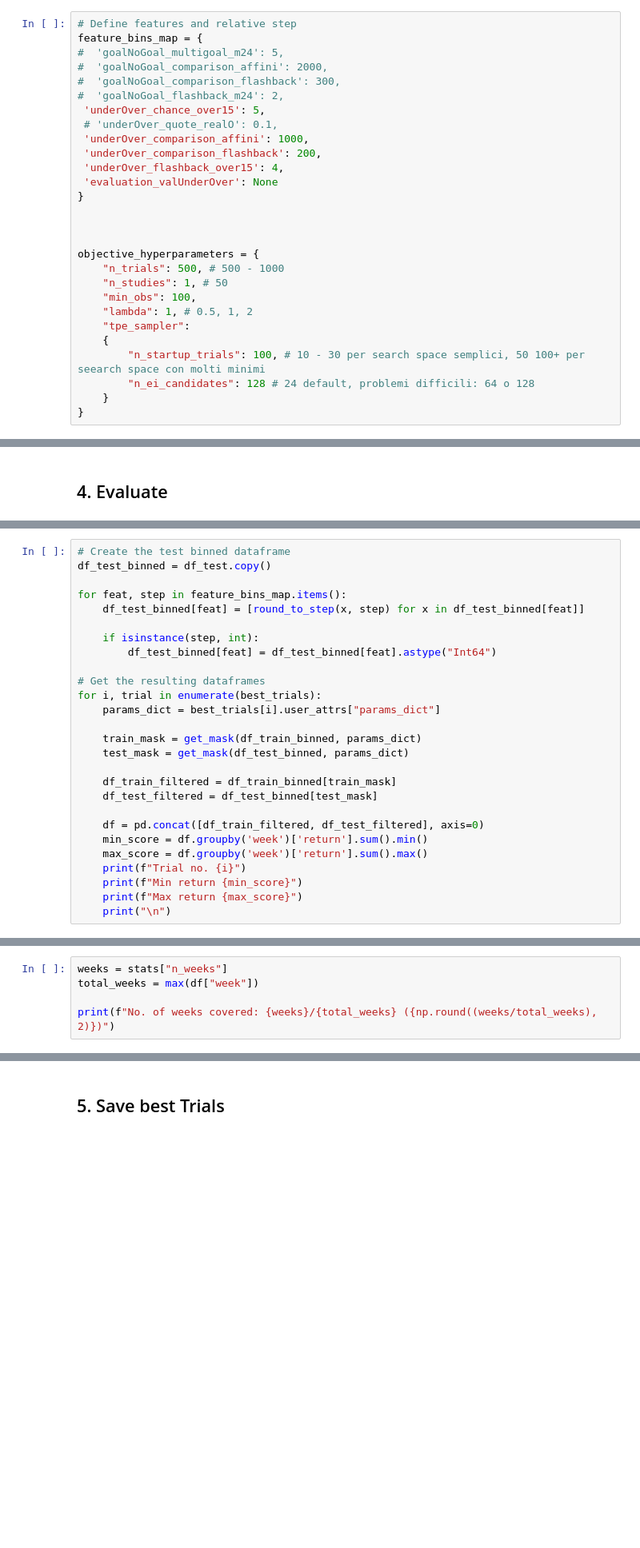
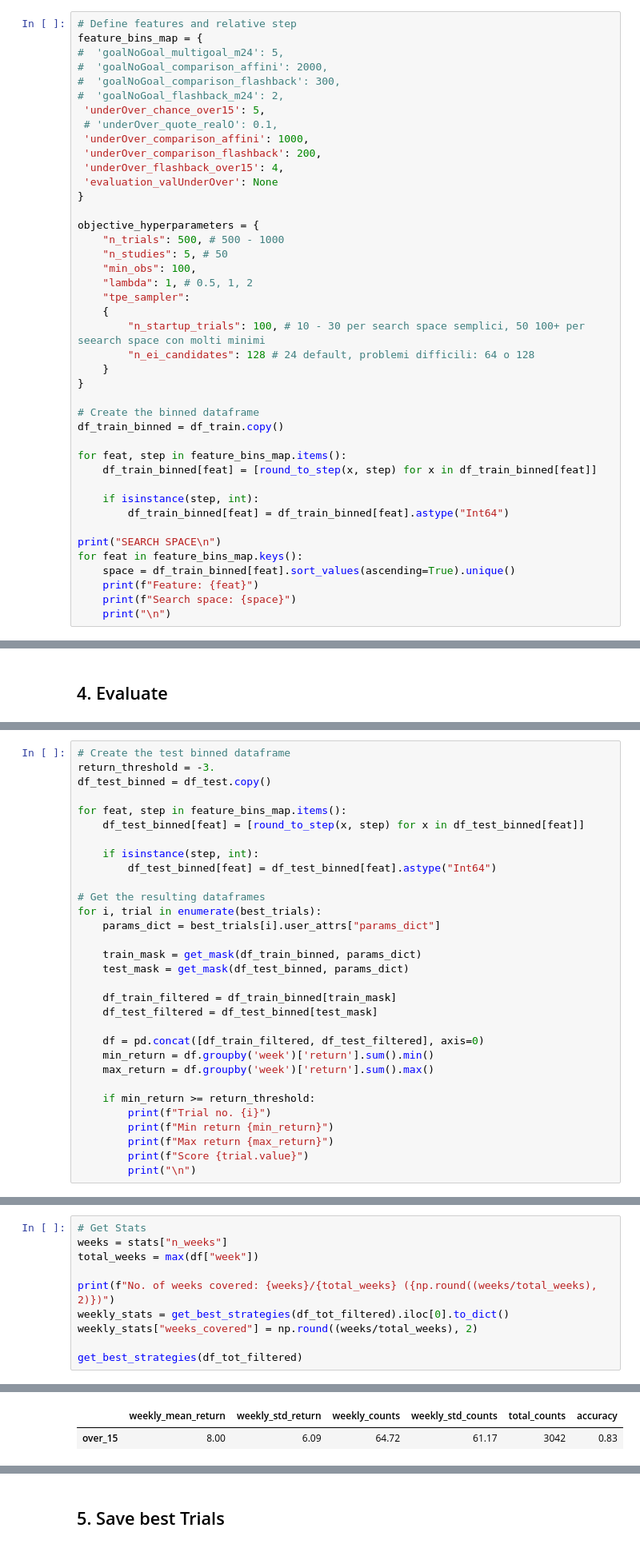
Before and after one commit to NickOLeeney/bet-master-analytics, a Jupyter notebook: src/models/over_15/greedy_model.ipynb, the cells around one changed output, grey strips where cells are left out. Shown at 80% size. Drawn from its saved outputs; the diff is of its cells as text; blank space fills up the shorter version.

```diff
--- a/src/models/over_15/greedy_model.ipynb
+++ b/src/models/over_15/greedy_model.ipynb
@@ -63,11 +62,9 @@ feature_bins_map = {
  'evaluation_valUnderOver': None
 }
 
-
-
 objective_hyperparameters = {
     "n_trials": 500, # 500 - 1000
-    "n_studies": 1, # 50
+    "n_studies": 5, # 50
     "min_obs": 100,
     "lambda": 1, # 0.5, 1, 2
     "tpe_sampler":
@@ -76,3 +73,19 @@ objective_hyperparameters = {
         "n_ei_candidates": 128 # 24 default, problemi difficili: 64 o 128
     }
 }
+
+# Create the binned dataframe
+df_train_binned = df_train.copy()
+
+for feat, step in feature_bins_map.items():
+    df_train_binned[feat] = [round_to_step(x, step) for x in df_train_binned[feat]]
+
+    if isinstance(step, int):
+        df_train_binned[feat] = df_train_binned[feat].astype("Int64")
+
+print("SEARCH SPACE\n")
+for feat in feature_bins_map.keys():
+    space = df_train_binned[feat].sort_values(ascending=True).unique()
+    print(f"Feature: {feat}")
+    print(f"Search space: {space}")
+    print("\n")
@@ -324,5 +155,6 @@ best_trials
 # %%
 # Create the test binned dataframe
+return_threshold = -3.
 df_test_binned = df_test.copy()
 
 for feat, step in feature_bins_map.items():
@@ -342,12 +174,15 @@ for i, trial in enumerate(best_trials):
     df_test_filtered = df_test_binned[test_mask]
 
     df = pd.concat([df_train_filtered, df_test_filtered], axis=0)
-    min_score = df.groupby('week')['return'].sum().min()
-    max_score = df.groupby('week')['return'].sum().max()
-    print(f"Trial no. {i}")
-    print(f"Min return {min_score}")
-    print(f"Max return {max_score}")
-    print("\n")
+    min_return = df.groupby('week')['return'].sum().min()
+    max_return = df.groupby('week')['return'].sum().max()
+
+    if min_return >= return_threshold:
+        print(f"Trial no. {i}")
+        print(f"Min return {min_return}")
+        print(f"Max return {max_return}")
+        print(f"Score {trial.value}")
+        print("\n")
 # %% [output]
 Trial no. 0
 Min return -1.799999999999999
@@ -417,6 +246,11 @@ weekly_return, stats = analyze_strategies(df_tot_filtered, strategies=[target_co
 # %%
+# Get Stats
 weeks = stats["n_weeks"]
 total_weeks = max(df["week"])
 
 print(f"No. of weeks covered: {weeks}/{total_weeks} ({np.round((weeks/total_weeks), 2)})")
+weekly_stats = get_best_strategies(df_tot_filtered).iloc[0].to_dict()
+weekly_stats["weeks_covered"] = np.round((weeks/total_weeks), 2)
+
+get_best_strategies(df_tot_filtered)
 # %% [output]
@@ -423,0 +258,2 @@ No. of weeks covered: 46/47 (0.98)
+|  | weekly_mean_return | weekly_std_return | weekly_counts | weekly_std_counts | total_counts | accuracy |
+| over_15 | 8.00 | 6.09 | 64.72 | 61.17 | 3042 | 0.83 |
```
Also changed, not shown: parts of 15 cells of this notebook, 5 other files.
